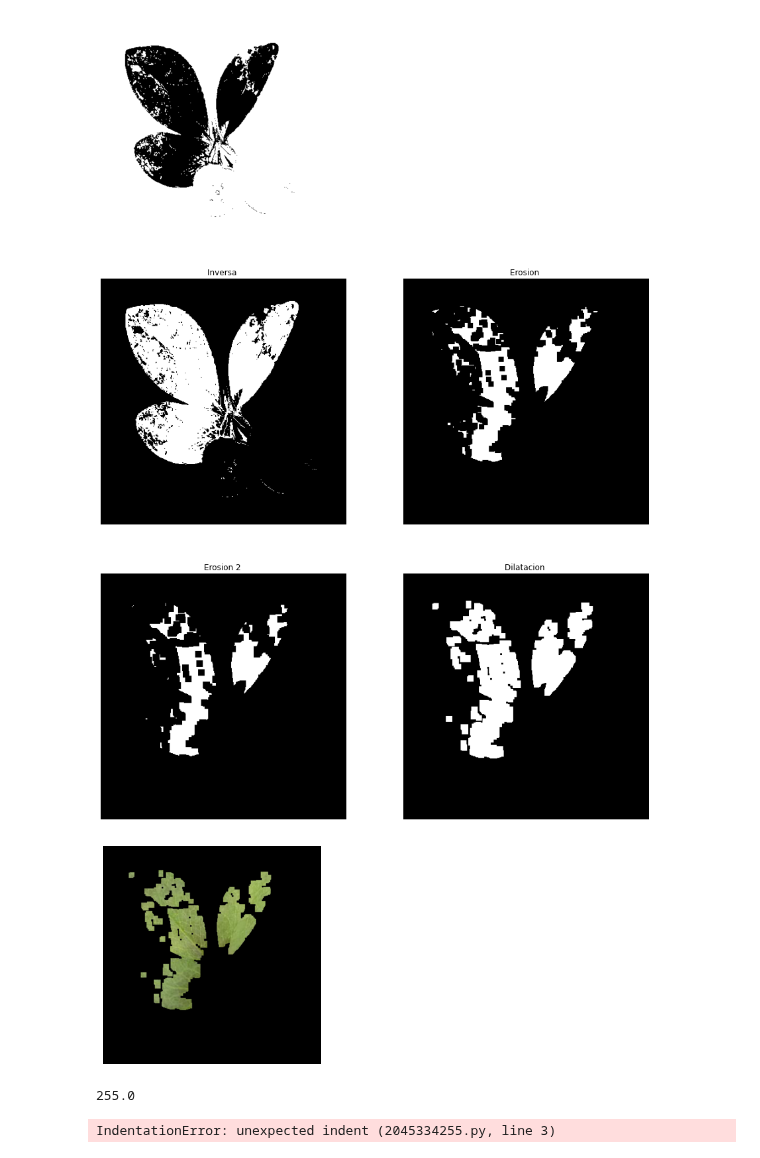
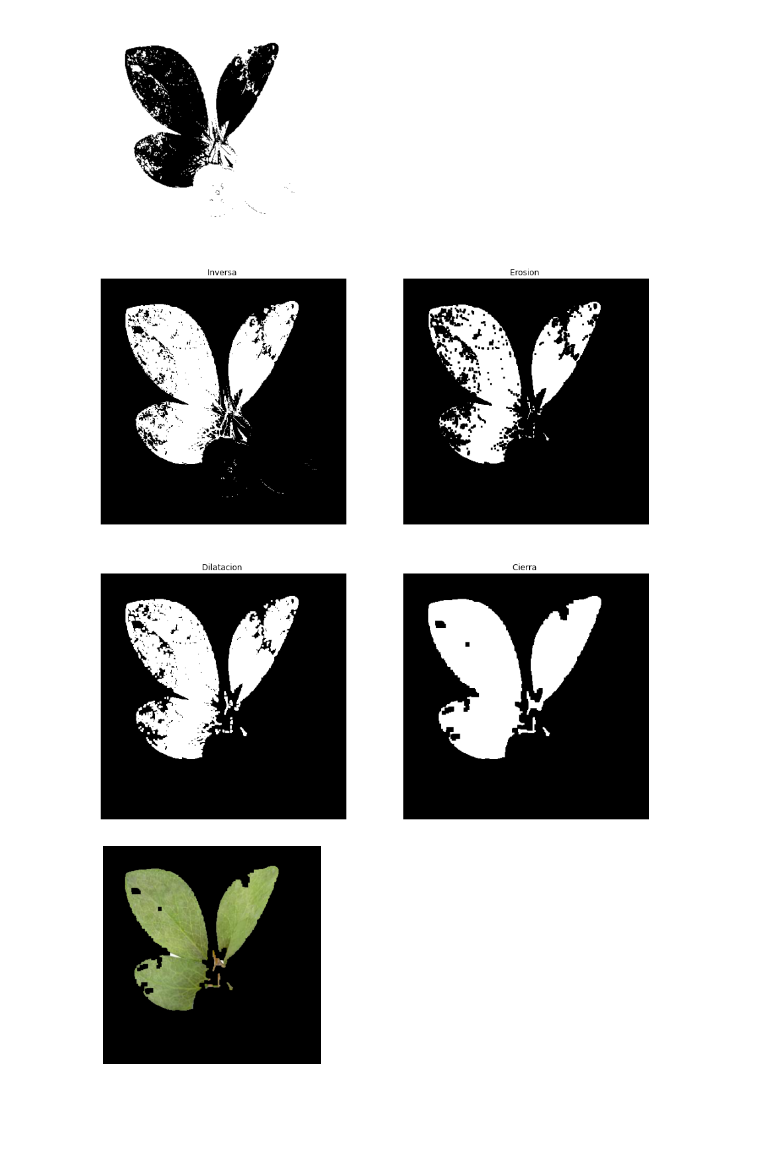
Before and after one commit to aljimenezza/Leaf-Segmentation, a Jupyter notebook: Alejo.ipynb, the cells around one changed output. Cells and saved outputs as stored; diff of their text form; code cells hidden in the pictures; blank space fills up the shorter version.

```diff
--- a/Alejo.ipynb
+++ b/Alejo.ipynb
@@ -229,45 +229,29 @@ plot(binarizada)
 # %% [output]
 [figure]
 # %%
-kernel = np.ones((9,9),np.uint8)
-kernel2 = np.ones((3,3),np.uint8)
+kernel = np.ones((3,3),np.uint8)
+kernel2 = np.ones((7,7),np.uint8)
 ret,thresh1 = cv2.threshold(binarizada,150,255,cv2.THRESH_BINARY_INV)
 morph_erosion = cv2.erode(thresh1,kernel,iterations = 1)
-morph_erosion2 = cv2.erode(morph_erosion,kernel2,iterations = 1)
-morph_dilation = cv2.dilate(morph_erosion2,kernel,iterations = 1)
+# morph_erosion2 = cv2.erode(morph_erosion,kernel2,iterations = 1)
+morph_dilation = cv2.dilate(morph_erosion,kernel,iterations = 1)
+morph_closing = cv2.morphologyEx(morph_dilation, cv2.MORPH_CLOSE, kernel2)
 plt.figure(figsize=(15,15))
 plot(thresh1,subplot = (2,2,1), title= 'Inversa ')
 plot(morph_erosion,subplot = (2,2,2), title= 'Erosion ')
-plot(morph_erosion2,subplot = (2,2,3), title= 'Erosion 2 ')
-plot(morph_dilation,subplot = (2,2,4), title= 'Dilatacion ')
+plot(morph_dilation,subplot = (2,2,3), title= 'Dilatacion ')
+plot(morph_closing,subplot = (2,2,4), title= 'Cierra ')
 # %% [output]
-[figure, old version]
+[figure, new version]
 # %%
-R = imagen_r*(morph_dilation/255)
-G = imagen_g*(morph_dilation/255)
-B = imagen_b*(morph_dilation/255)
+R = imagen_r*(morph_closing/255)
+G = imagen_g*(morph_closing/255)
+B = imagen_b*(morph_closing/255)
 
 final = np.zeros((len(R),len(R[0]),3), 'uint8')
 final[..., 0] = R
 final[..., 1] = G
 final[..., 2] = B
 plot(final)
 # %% [output]
-[figure, old version]
+[figure, new version]
-# %%
-print(morph_dilation.max())
-# %% [output]
-255.0
-# %%
-files = listdir('DataSet/datatrain')
-# for name in files[0:1]:
-        img_gray = load_gray_image(f'DataSet/datatrain/{name}')
-        img_or = cv2.imread(f'DataSet/datatrain/{name}')
-        mask1 = mask_edge(img_or)
-        mask2 = mask_binary(img_or)/255
-        final = img_gray*mask1*mask2
-        plt.imshow(final)
-        # plt.savefig(f'DataSet/Histograms/{name}')
-        # plt.close()
-# %% [output]
-IndentationError: unexpected indent (2045334255.py, line 3)
```
Also changed, not shown: parts of 1 cell of this notebook.
